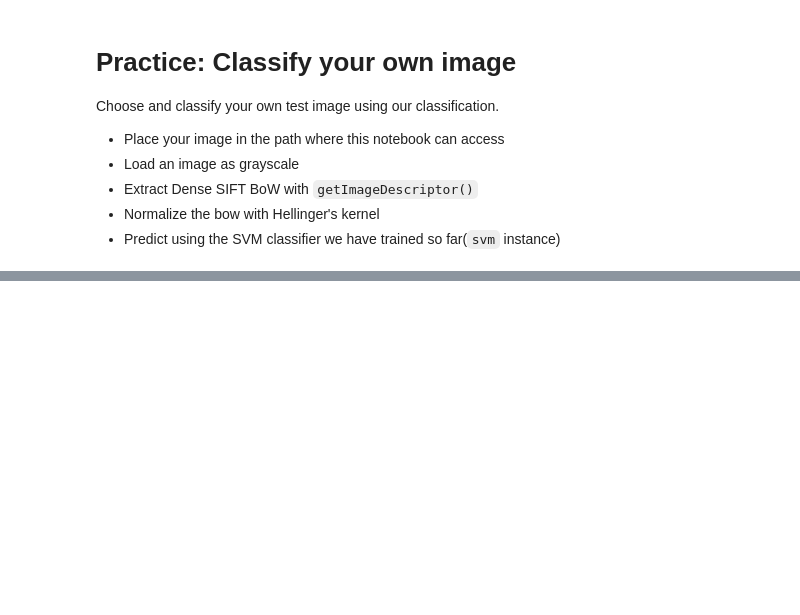
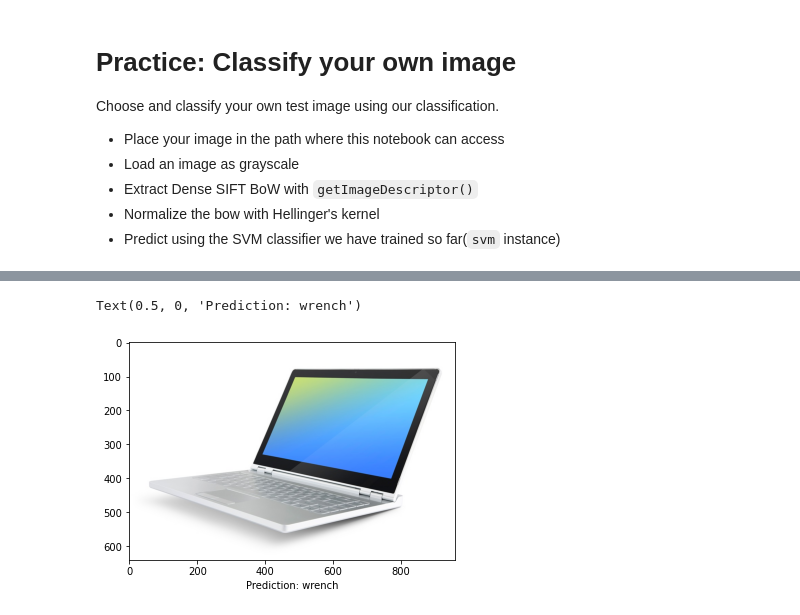
Before and after one commit to gendo7985/IAB_2021, a Jupyter notebook: week2/CV/3_classification.ipynb, the cells around one changed output, grey strips where cells are left out. Drawn from its saved outputs; the diff is of its cells as text; code cells hidden in the pictures; blank space fills up the shorter version.

```diff
--- a/week2/CV/3_classification.ipynb
+++ b/week2/CV/3_classification.ipynb
@@ -145,7 +149,7 @@ if not os.path.exists(vocabPath):
     # Quantize the descriptors to get the visual words
     print("Running K-means clustering ({} -> {})...".format(PHOW_descrs.shape[0], numWords))
     criteria = (cv2.TERM_CRITERIA_EPS + cv2.TERM_CRITERIA_MAX_ITER, 500, 1.0)
-    attempts = 10
+    attempts = 1
     flags = cv2.KMEANS_RANDOM_CENTERS
     start_time = time.time()
     retval, bestLabels, vocab = cv2.kmeans(PHOW_descrs, numWords, None, criteria, attempts, flags)
@@ -200,11 +207,19 @@ def getImageDescriptor(img, step=10, size=7):
     # Spatial Binning - 4x4
     ################################
     # TODO : your code here
-    temp = []
+    binX = 4; binY = 4;
+    temp = np.zeros((binX, binY, numWords), dtype=np.float32)
+    for k, w in zip(kp, words):
+        i = int((k.pt[0]) * binX / cols)
+        j = int((k.pt[1]) * binY / rows)
+        temp[i, j, w] += 1
+    for i in range(binX):
+        for j in range(binY):
+            temp[i, j, :] /= np.sum(temp[i, j, :])
+    temp = temp.flatten()
     ################################
     hist = np.concatenate((hist, temp), axis=0)
 
-
     hist /= np.sum(hist)
     return hist
 # %% [markdown]
@@ -327,13 +399,22 @@ Choose and classify your own test image using our classification.
 # %%
-img_fpath = './dragonfly.jpg'  # Path to your own image
+img_fpath = './laptop.jpg'  # Path to your own image
 img = cv2.imread(img_fpath, cv2.IMREAD_GRAYSCALE)
 
 #================ YOUR CODE HERE ===================
+bow = getImageDescriptor(img)
+# Hellinger's kernel for my own bow
+test_bow = np.sqrt(bow)
+test_bow -= np.average(test_bow)
+if np.std(test_bow) != 0:
+    test_bow /= np.std(test_bow)
 
-
-prediction = 0  # Predicted class of your image
+test_pred = svm.predict(np.asarray(test_bow).reshape(1,12000))[1]
+prediction = int(test_pred[0][0])  # Predicted class of your image
 #===================================================
 
 plt.imshow(cv2.cvtColor(cv2.imread(img_fpath), cv2.COLOR_BGR2RGB))
 plt.xlabel("Prediction: {}".format(classes[prediction]))
+# %% [output]
+Text(0.5, 0, 'Prediction: wrench')
+[figure, added]
 # %%
```
Also changed, not shown: parts of 18 cells of this notebook, 1 other file.
